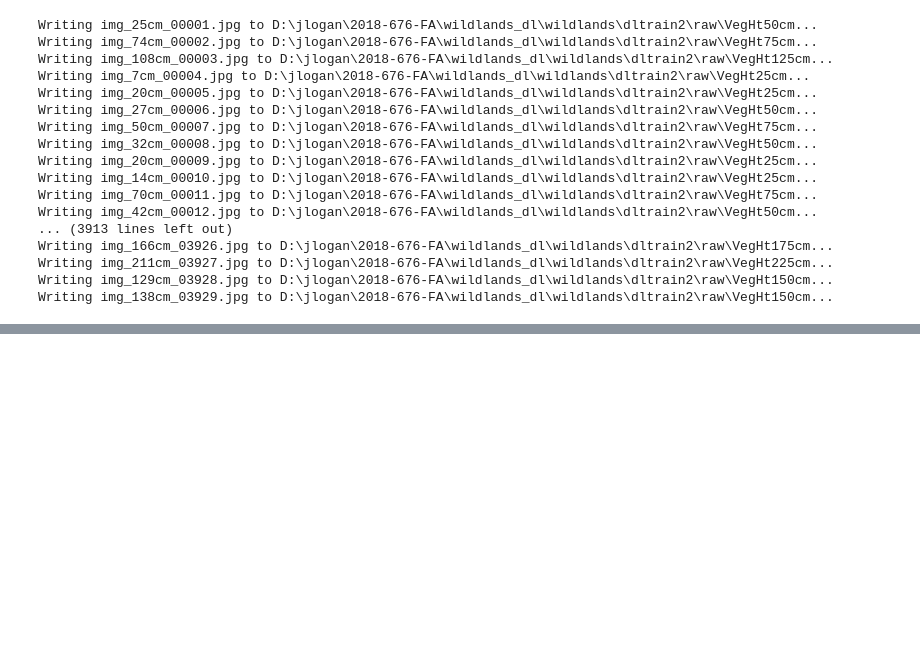
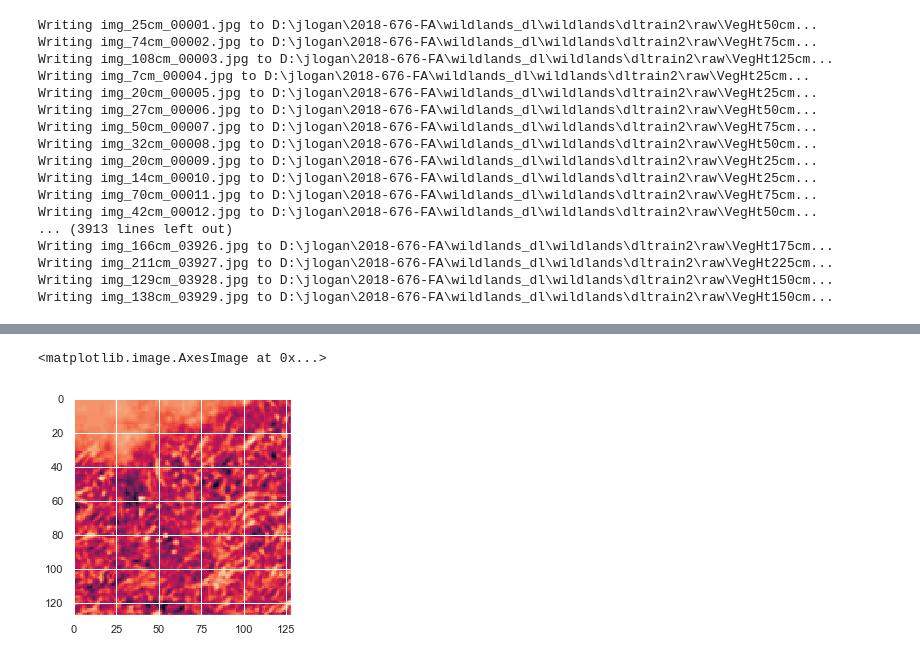
Before and after one commit to jlogan-usgs/wildlandsDL, a Jupyter notebook: WildlandsExportDLTrainTiles.ipynb, the cells around one changed output, grey strips where cells are left out. Saved outputs shown, nothing was run; the diff lists cells and outputs as text; code cells hidden in the pictures; blank space fills up the shorter version.

```diff
--- a/WildlandsExportDLTrainTiles.ipynb
+++ b/WildlandsExportDLTrainTiles.ipynb
@@ -147,0 +157,10 @@ for i, ax in enumerate(fig.axes):
+# %%
+im = Image.open(r"D:\jlogan\2018-676-FA\wildlands_dl\wildlands\dltrain2\train\VegHt100cm\img_79cm_10467.jpg")
+a = np.array(im)
+a.shape
+r = a[:,:,2]
+r.shape
+plt.imshow(r)
+# %% [output]
+<matplotlib.image.AxesImage at 0x...>
+[figure, added]
```
Also changed, not shown: parts of 2 cells of this notebook.
